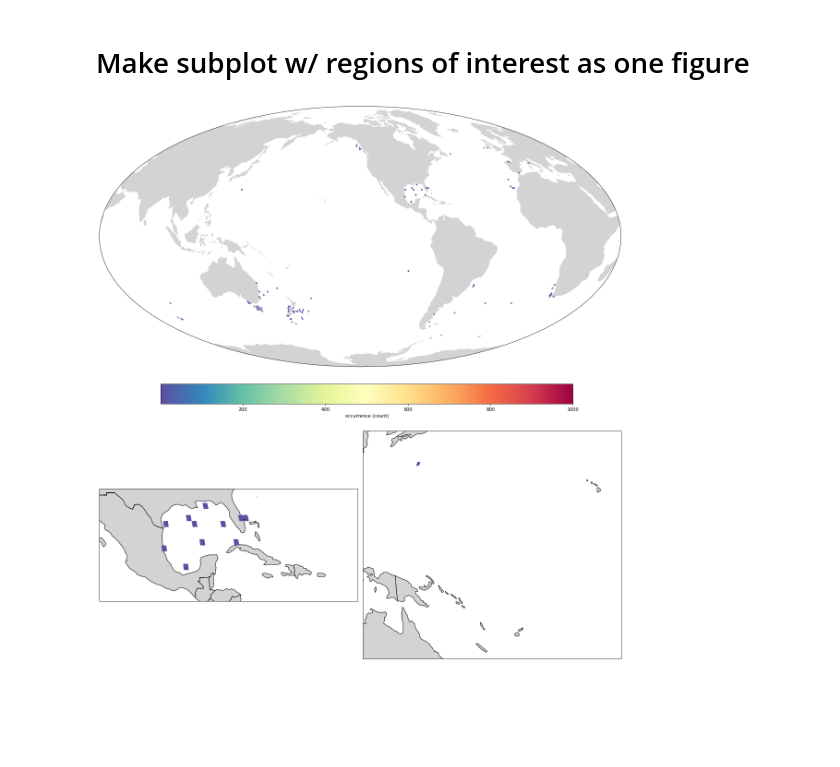
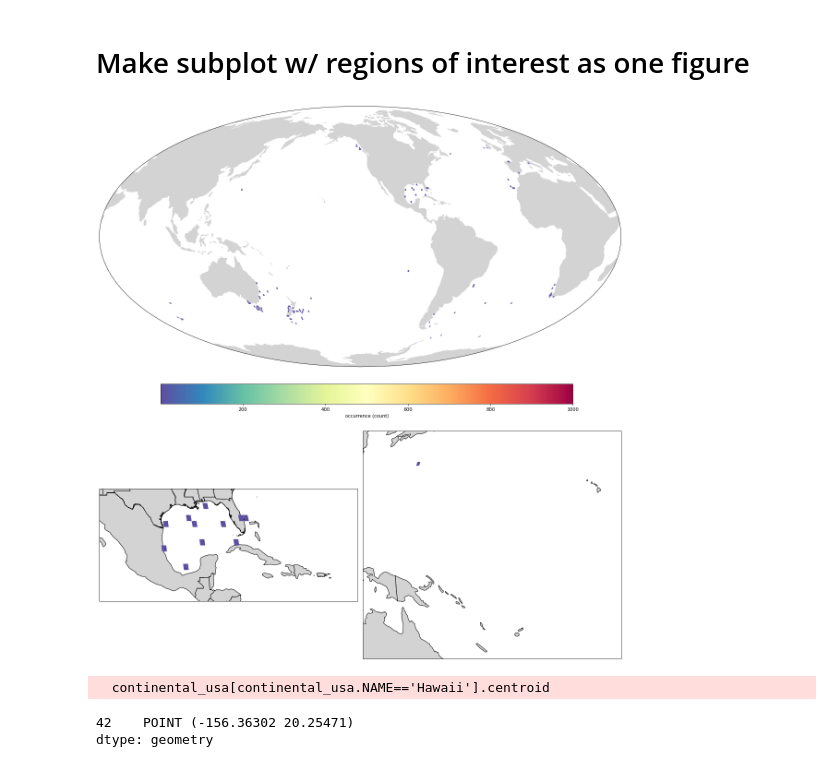
Before and after one commit to MathewBiddle/bio_ice, a Jupyter notebook: Create_species_map_from_OBIS_API.ipynb, the cells around one changed output. Cells and saved outputs as stored; diff of their text form; code cells hidden in the pictures; blank space fills up the shorter version.

```diff
--- a/Create_species_map_from_OBIS_API.ipynb
+++ b/Create_species_map_from_OBIS_API.ipynb
@@ -417,6 +417,11 @@ norm = mpl.colors.Normalize(vmin=1, vmax=1000)
 projection=gcrs.Mollweide(central_longitude=-130)
 
 world = gpd.read_file(gpd.datasets.get_path('naturalearth_lowres'))
+
+continental_usa = gpd.read_file('./data/cb_2018_us_state_500k.shp')
+
+joined = world.append(continental_usa.rename(columns={'NAME':'name'}))
+
 
 fig, ax = plt.subplots(nrows=2,ncols=2,figsize=(16,20), facecolor=None, subplot_kw={'projection':projection})
 
@@ -459,8 +464,16 @@ ax0.outline_patch.set_visible(True)
 
 projection=gcrs.Mollweide(central_longitude=-90)
 
+# geoplot.polyplot(
+#     world[world.name!="United States of America"],
+#     facecolor='lightgray',
+#     edgecolor='black',
+#     projection=projection,
+#     ax=ax1,
+# )
+
 geoplot.polyplot(
-    world,
+    joined,
     facecolor='lightgray',
     edgecolor='black',
     projection=projection,
@@ -502,6 +515,8 @@ geoplot.pointplot(
 ax1.set_extent(extent)
 
 ax1.outline_patch.set_visible(True)
+
+ax1
 
 # New subplot for Pacific region
 
@@ -532,31 +547,37 @@ geoplot.choropleth(cell,
                    edgecolor=None,
                    projection=projection,
                    ax=ax2,
                    cmap='Spectral_r',
                    legend=True,
                    legend_kwargs={'orientation': 'horizontal',
                                   'cax':cax,
                                   'label':"occurrence (count)",
                                  },
                    norm=norm,
                    zorder=2,
                   )
 
 geoplot.pointplot(
     gdf,
     scale=gdf.index,
     scale_func=identity_scale,
     color='black',
     edgecolor=None,
     projection=projection,
     zorder=10,
     ax=ax2,
 )
 
 ax2.set_extent(extent)
 
 ax2.outline_patch.set_visible(True)
 
 fig.tight_layout()
 # %% [output]
-[figure, old version]
+[figure, new version]
+# %%
+continental_usa[continental_usa.NAME=='Hawaii'].centroid
+# %% [output]
+  continental_usa[continental_usa.NAME=='Hawaii'].centroid
+42    POINT (-156.36302 20.25471)
+dtype: geometry
```
Also changed, not shown: parts of 10 cells of this notebook, 1 other file.
